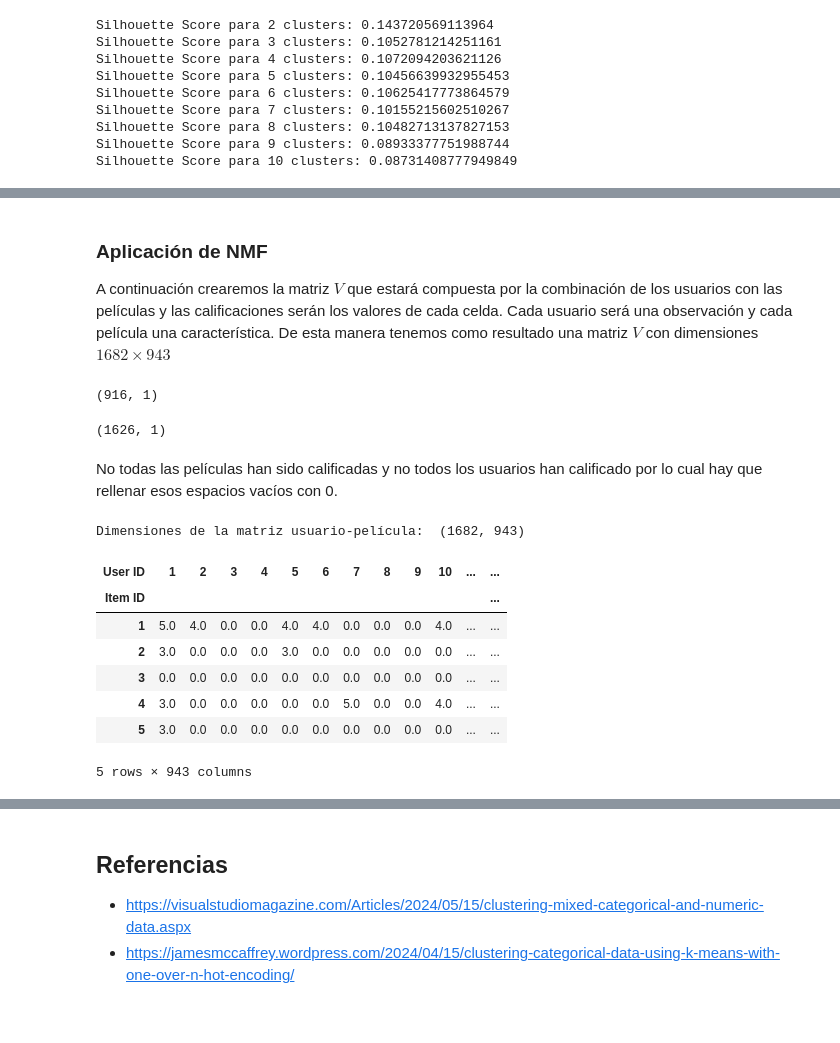
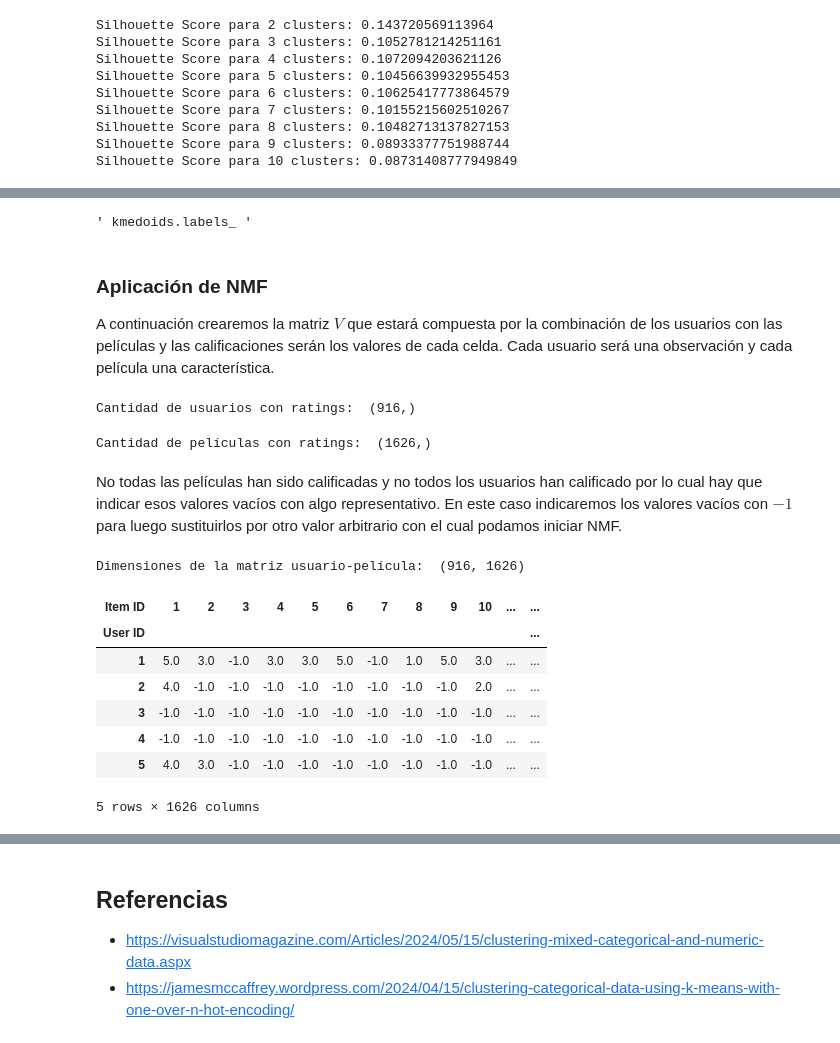
Before and after one commit to MonicaCabanas23/artificial-intelligence-course, a Jupyter notebook: Tareas/second-project/Second_Project.ipynb, the cells around one changed output, grey strips where cells are left out. Cells and saved outputs as stored; diff of their text form; code cells hidden in the pictures.

```diff
--- a/Tareas/second-project/Second_Project.ipynb
+++ b/Tareas/second-project/Second_Project.ipynb
@@ -536,33 +512,36 @@ array([1, 0, 0, 2, 1, 1, 1, 0, 3, 1, 0, 4, 1, 1, 0, 1, 2, 1, 0, 4, 3, 3,
+# %%
+""" kmedoids.labels_ """
+# %% [output]
+' kmedoids.labels_ '
 # %% [markdown]
 ### Aplicación de NMF
 
-A continuación crearemos la matriz $V$ que estará compuesta por la combinación de los usuarios con las películas y las calificaciones serán los valores de cada celda. Cada usuario será una observación y cada película una característica. De esta manera tenemos como resultado una matriz $V$ con dimensiones $1682 \times 943$
+A continuación crearemos la matriz $V$ que estará compuesta por la combinación de los usuarios con las películas y las calificaciones serán los valores de cada celda. Cada usuario será una observación y cada película una característica.
 # %%
 user_rating_counts = ratings['User ID'].value_counts()
-user_rating_counts = user_rating_counts[user_rating_counts > 0]
-pd.DataFrame(user_rating_counts).shape
+print('Cantidad de usuarios con ratings: ', user_rating_counts.shape)
 # %% [output]
-(916, 1)
+Cantidad de usuarios con ratings:  (916,)
 # %%
 item_rating_counts = ratings['Item ID'].value_counts()
-pd.DataFrame(item_rating_counts).shape
+print('Cantidad de películas con ratings: ', item_rating_counts.shape)
 # %% [output]
-(1626, 1)
+Cantidad de películas con ratings:  (1626,)
 # %% [markdown]
-No todas las películas han sido calificadas y no todos los usuarios han calificado por lo cual hay que rellenar esos espacios vacíos con 0.
+No todas las películas han sido calificadas y no todos los usuarios han calificado por lo cual hay que indicar esos valores vacíos con algo representativo. En este caso indicaremos los valores vacíos con $-1$ para luego sustituirlos por otro valor arbitrario con el cual podamos iniciar NMF.
 # %%
 # Crear la matriz usuario-película
-user_movie_matrix = ratings.pivot_table(columns='User ID', index='Item ID', values='Rating', fill_value=0).reindex(index=range(1, 1683), columns=range(1, 944), fill_value=0)
+user_movie_matrix = ratings.pivot_table(columns='Item ID', index='User ID', values='Rating', fill_value=-1)
 
 print('Dimensiones de la matriz usuario-película: ', user_movie_matrix.shape)
 user_movie_matrix.head()
 # %% [output]
-Dimensiones de la matriz usuario-película:  (1682, 943)
+Dimensiones de la matriz usuario-película:  (916, 1626)
-| User ID | 1 | 2 | 3 | 4 | 5 | 6 | 7 | 8 | 9 | 10 | ... | ... |
-| Item ID |  |  |  |  |  |  |  |  |  |  |  | ... |
-| 1 | 5.0 | 4.0 | 0.0 | 0.0 | 4.0 | 4.0 | 0.0 | 0.0 | 0.0 | 4.0 | ... | ... |
-| 2 | 3.0 | 0.0 | 0.0 | 0.0 | 3.0 | 0.0 | 0.0 | 0.0 | 0.0 | 0.0 | ... | ... |
-| 3 | 0.0 | 0.0 | 0.0 | 0.0 | 0.0 | 0.0 | 0.0 | 0.0 | 0.0 | 0.0 | ... | ... |
-| 4 | 3.0 | 0.0 | 0.0 | 0.0 | 0.0 | 0.0 | 5.0 | 0.0 | 0.0 | 4.0 | ... | ... |
-| 5 | 3.0 | 0.0 | 0.0 | 0.0 | 0.0 | 0.0 | 0.0 | 0.0 | 0.0 | 0.0 | ... | ... |
+| Item ID | 1 | 2 | 3 | 4 | 5 | 6 | 7 | 8 | 9 | 10 | ... | ... |
+| User ID |  |  |  |  |  |  |  |  |  |  |  | ... |
+| 1 | 5.0 | 3.0 | -1.0 | 3.0 | 3.0 | 5.0 | -1.0 | 1.0 | 5.0 | 3.0 | ... | ... |
+| 2 | 4.0 | -1.0 | -1.0 | -1.0 | -1.0 | -1.0 | -1.0 | -1.0 | -1.0 | 2.0 | ... | ... |
+| 3 | -1.0 | -1.0 | -1.0 | -1.0 | -1.0 | -1.0 | -1.0 | -1.0 | -1.0 | -1.0 | ... | ... |
+| 4 | -1.0 | -1.0 | -1.0 | -1.0 | -1.0 | -1.0 | -1.0 | -1.0 | -1.0 | -1.0 | ... | ... |
+| 5 | 4.0 | 3.0 | -1.0 | -1.0 | -1.0 | -1.0 | -1.0 | -1.0 | -1.0 | -1.0 | ... | ... |
-5 rows × 943 columns
+5 rows × 1626 columns
```
Also changed, not shown: parts of 23 cells of this notebook.
